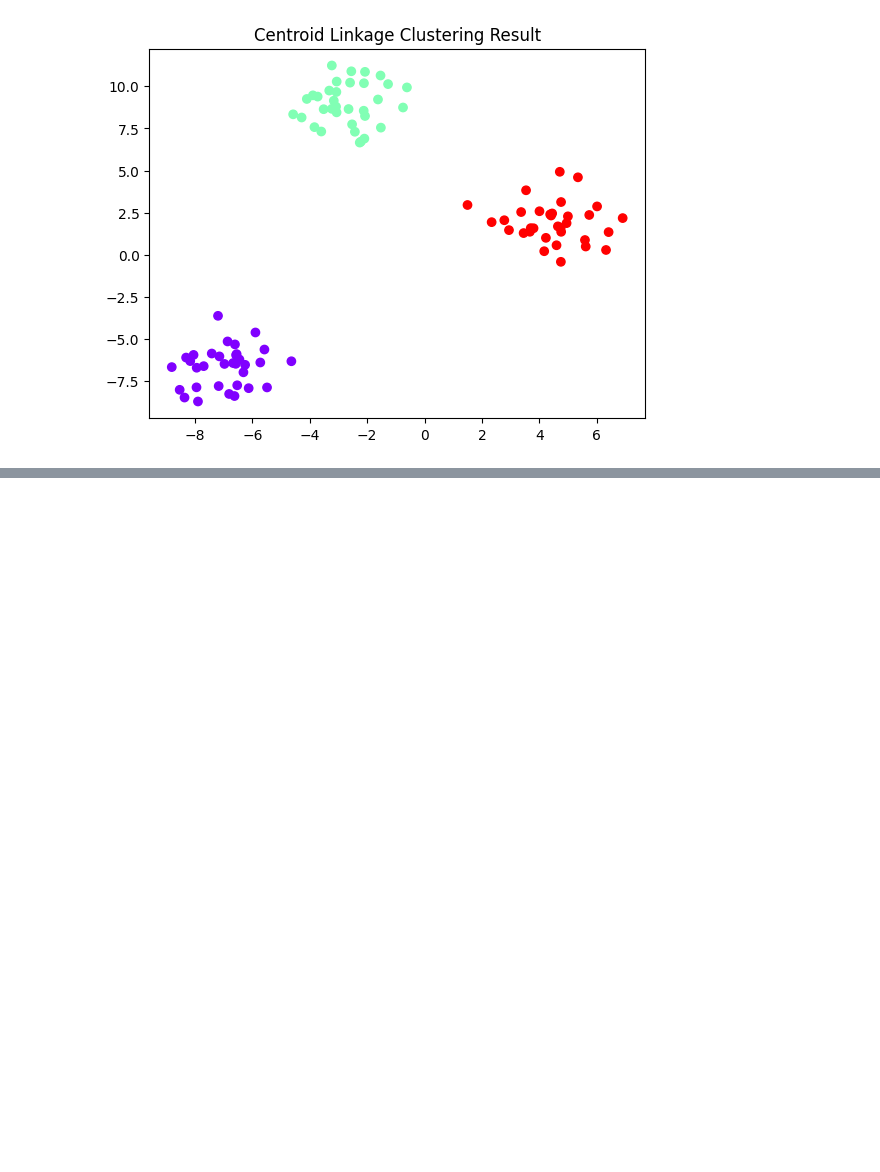
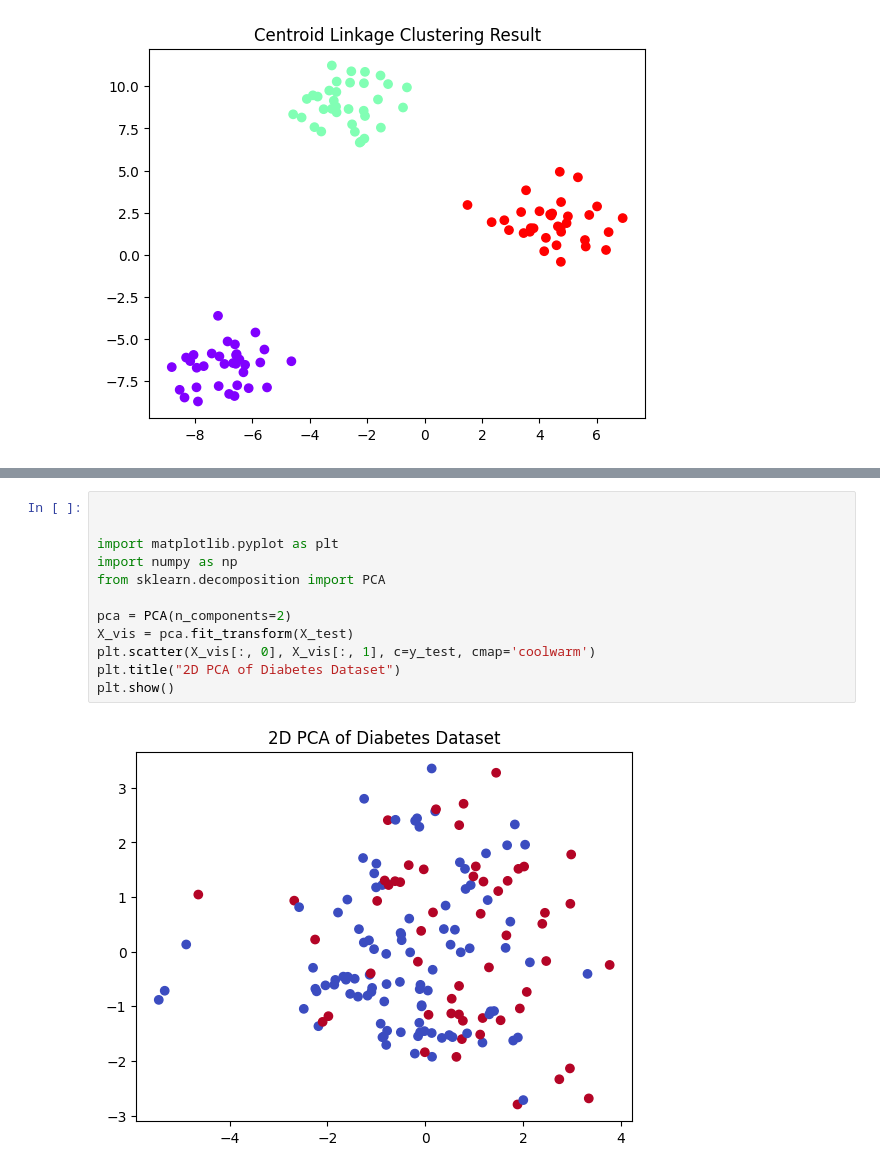
Before and after one commit to mekaviraj/ML_sem5, a Jupyter notebook: ML_LAB2.ipynb, the cells around one changed output, grey strips where cells are left out. Saved outputs shown, nothing was run; the diff lists cells and outputs as text; blank space fills up the shorter version.

```diff
--- a/ML_LAB2.ipynb
+++ b/ML_LAB2.ipynb
@@ -1144,0 +1919,14 @@ for method in linkage_methods:
+# %%
+
+
+import matplotlib.pyplot as plt
+import numpy as np
+from sklearn.decomposition import PCA
+
+pca = PCA(n_components=2)
+X_vis = pca.fit_transform(X_test)
+plt.scatter(X_vis[:, 0], X_vis[:, 1], c=y_test, cmap='coolwarm')
+plt.title("2D PCA of Diabetes Dataset")
+plt.show()
+# %% [output]
+[figure, added]
```
Also changed, not shown: parts of 39 cells of this notebook.
